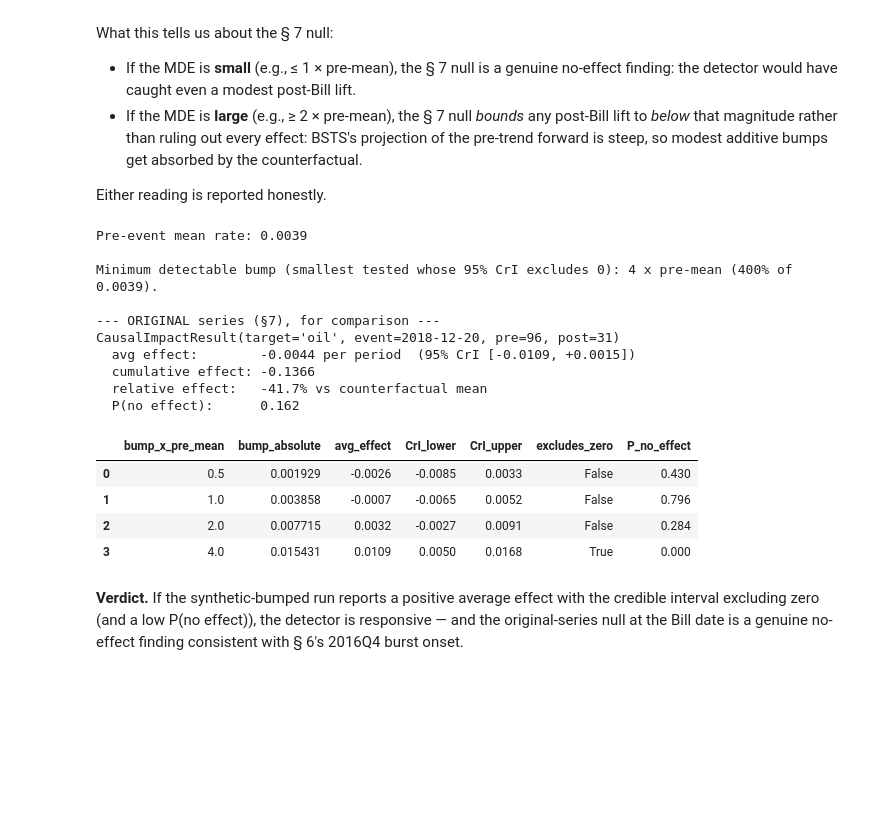
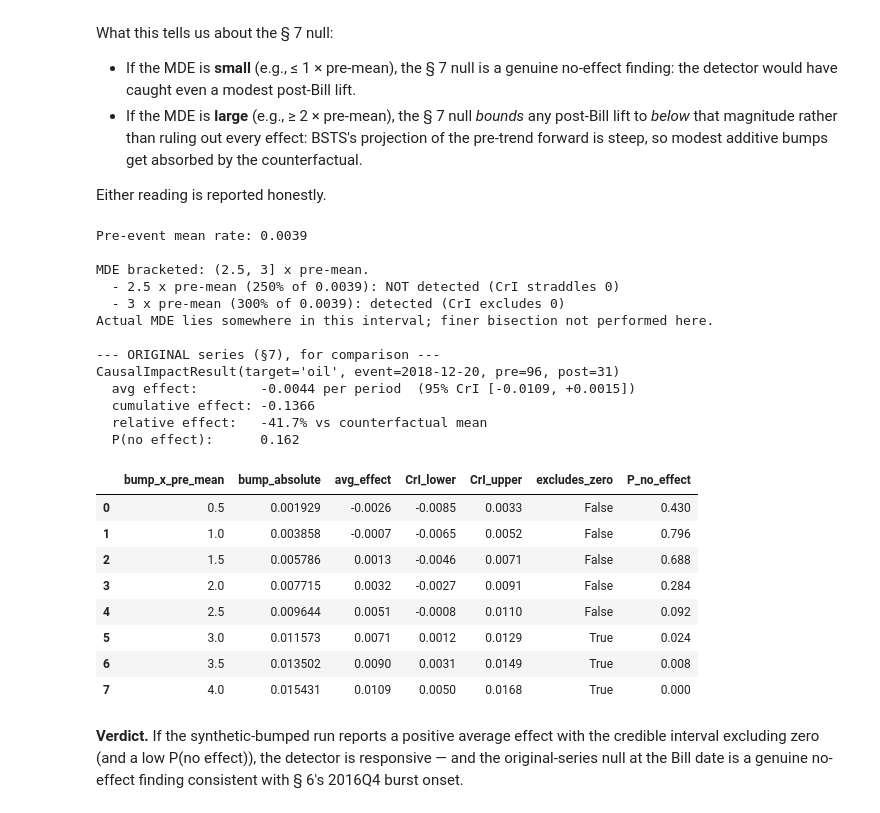
Before and after one commit to jturner-uofl/pycorpdiff, a Jupyter notebook: examples/cbd_case_study.ipynb, the cells around one changed output. Saved outputs shown, nothing was run; the diff lists cells and outputs as text; code cells hidden in the pictures; blank space fills up the shorter version.

```diff
--- a/examples/cbd_case_study.ipynb
+++ b/examples/cbd_case_study.ipynb
@@ -1582,7 +1667,7 @@ print(f'Pre-event mean rate: {pre_mean:.4f}')
 mde_rows = []
 with warnings.catch_warnings():
     warnings.simplefilter('ignore')
-    for bump_rel in [0.5, 1.0, 2.0, 4.0]:
+    for bump_rel in [0.5, 1.0, 1.5, 2.0, 2.5, 3.0, 3.5, 4.0]:
         bump = bump_rel * pre_mean
         bumped = rate_series.copy()
         bumped[bumped.index >= event_ts] = bumped[bumped.index >= event_ts] + bump
@@ -1599,39 +1684,57 @@ with warnings.catch_warnings():
             'bump_absolute': bump,
             'avg_effect': float(m_avg.group(1)) if m_avg else float('nan'),
             'CrI_lower': ci_lo,
             'CrI_upper': ci_hi,
             'excludes_zero': bool((ci_lo > 0) or (ci_hi < 0)),
             'P_no_effect': float(m_p.group(1)) if m_p else float('nan'),
         })
 mde_df = pd.DataFrame(mde_rows)
 detectable = mde_df[mde_df['excludes_zero']]
+not_detectable = mde_df[~mde_df['excludes_zero']]
 if len(detectable):
     mde_x = float(detectable.iloc[0]['bump_x_pre_mean'])
-    print(f'\nMinimum detectable bump (smallest tested whose 95% CrI excludes 0): '
-          f'{mde_x:g} x pre-mean ({mde_x*100:.0f}% of {pre_mean:.4f}).')
+    # The MDE is BRACKETED between the largest non-detectable and the
+    # smallest detectable bump tested. We do NOT claim MDE == this value.
+    if len(not_detectable):
+        lower = float(not_detectable['bump_x_pre_mean'].max())
+        print(f'\nMDE bracketed: ({lower:g}, {mde_x:g}] x pre-mean. ')
+        print(f'  - {lower:g} x pre-mean ({lower*100:.0f}% of {pre_mean:.4f}): NOT detected (CrI straddles 0)')
+        print(f'  - {mde_x:g} x pre-mean ({mde_x*100:.0f}% of {pre_mean:.4f}): detected (CrI excludes 0)')
+        print('Actual MDE lies somewhere in this interval; finer bisection not performed here.')
+    else:
+        print(f'\nSmallest tested bump that excludes 0: {mde_x:g} x pre-mean. '
+              'All smaller bumps not tested.')
 else:
     mde_x = None
-    print('\nNo tested bump magnitude was detected. MDE > 4x pre-mean — '
+    lower = 4.0
+    print('\nNo tested bump magnitude (up to 4x pre-mean) was detected. MDE > 4x pre-mean — '
           'BSTS projection of the steep pre-trend absorbs moderate bumps.')
 print('\n--- ORIGINAL series (§7), for comparison ---')
 print(impact.summary())
 mde_df
 # %% [output]
 Pre-event mean rate: 0.0039
 
-Minimum detectable bump (smallest tested whose 95% CrI excludes 0): 4 x pre-mean (400% of 0.0039).
+MDE bracketed: (2.5, 3] x pre-mean.
+  - 2.5 x pre-mean (250% of 0.0039): NOT detected (CrI straddles 0)
+  - 3 x pre-mean (300% of 0.0039): detected (CrI excludes 0)
+Actual MDE lies somewhere in this interval; finer bisection not performed here.
 
 --- ORIGINAL series (§7), for comparison ---
 CausalImpactResult(target='oil', event=2018-12-20, pre=96, post=31)
   avg effect:        -0.0044 per period  (95% CrI [-0.0109, +0.0015])
   cumulative effect: -0.1366
   relative effect:   -41.7% vs counterfactual mean
   P(no effect):      0.162
 |  | bump_x_pre_mean | bump_absolute | avg_effect | CrI_lower | CrI_upper | excludes_zero | P_no_effect |
 | 0 | 0.5 | 0.001929 | -0.0026 | -0.0085 | 0.0033 | False | 0.430 |
 | 1 | 1.0 | 0.003858 | -0.0007 | -0.0065 | 0.0052 | False | 0.796 |
-| 2 | 2.0 | 0.007715 | 0.0032 | -0.0027 | 0.0091 | False | 0.284 |
-| 3 | 4.0 | 0.015431 | 0.0109 | 0.0050 | 0.0168 | True | 0.000 |
+| 2 | 1.5 | 0.005786 | 0.0013 | -0.0046 | 0.0071 | False | 0.688 |
+| 3 | 2.0 | 0.007715 | 0.0032 | -0.0027 | 0.0091 | False | 0.284 |
+| 4 | 2.5 | 0.009644 | 0.0051 | -0.0008 | 0.0110 | False | 0.092 |
+| 5 | 3.0 | 0.011573 | 0.0071 | 0.0012 | 0.0129 | True | 0.024 |
+| 6 | 3.5 | 0.013502 | 0.0090 | 0.0031 | 0.0149 | True | 0.008 |
+| 7 | 4.0 | 0.015431 | 0.0109 | 0.0050 | 0.0168 | True | 0.000 |
 # %% [markdown]
 **Verdict.** If the synthetic-bumped run reports a positive average
 effect with the credible interval excluding zero (and a low P(no
```
Also changed, not shown: parts of 23 cells of this notebook, 1 other file.
